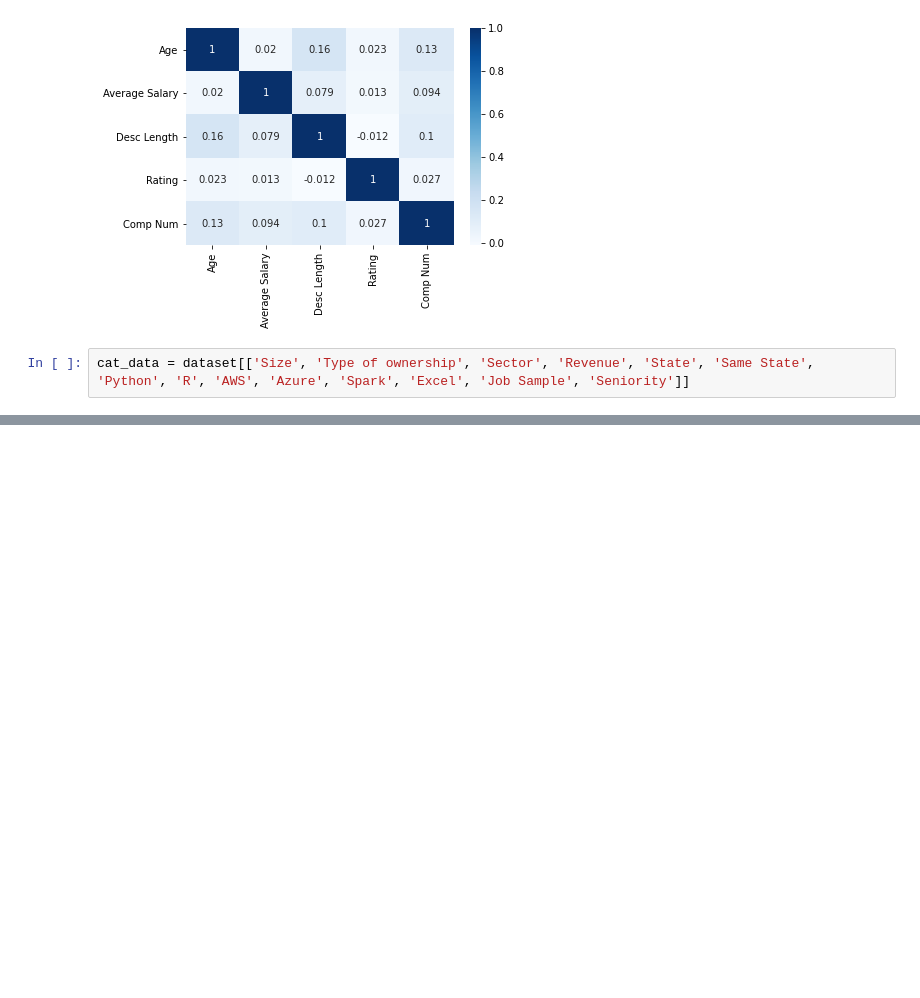
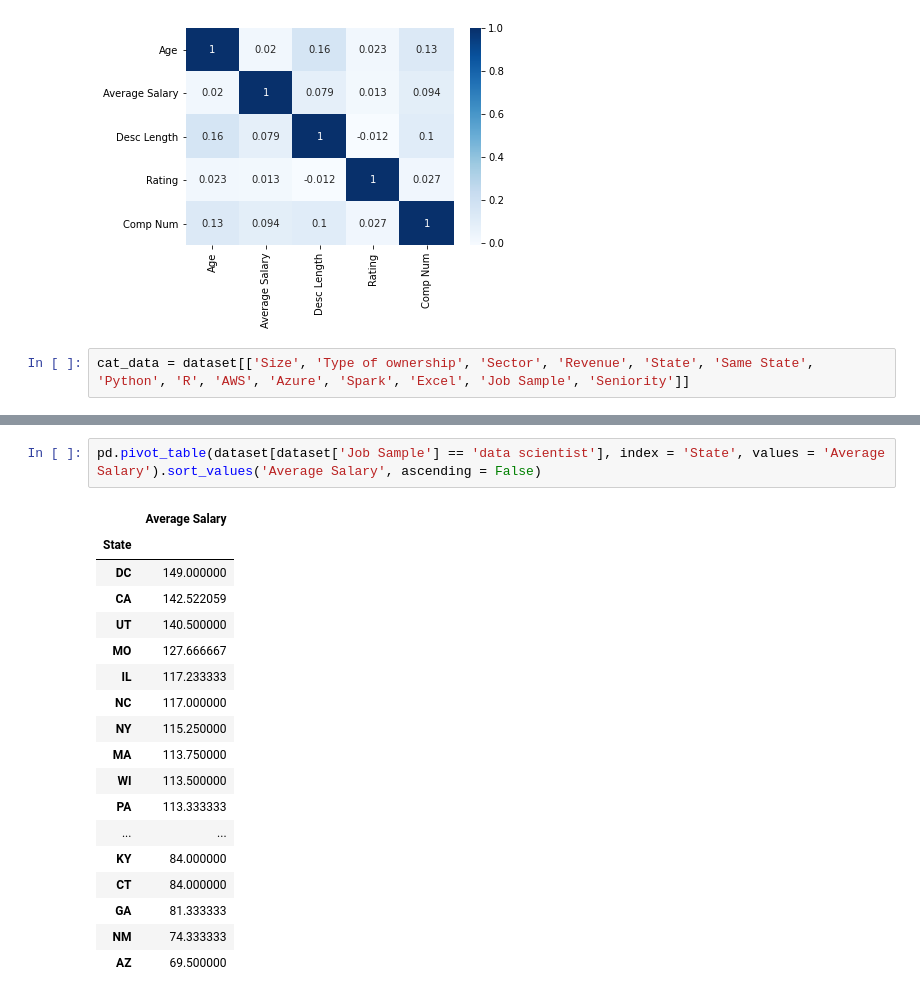
Before and after one commit to vimalkkumar/Glassdoor_DS_Salary, a Jupyter notebook: glassdoor_ds_eda.ipynb, the cells around one changed output, grey strips where cells are left out. Saved outputs shown, nothing was run; the diff lists cells and outputs as text; blank space fills up the shorter version.

```diff
--- a/glassdoor_ds_eda.ipynb
+++ b/glassdoor_ds_eda.ipynb
@@ -196,0 +270,21 @@ Graph for Company Name Text: total = 20
+# %%
+pd.pivot_table(dataset[dataset['Job Sample'] == 'data scientist'], index = 'State', values = 'Average Salary').sort_values('Average Salary', ascending = False)
+# %% [output]
+|  | Average Salary |
+| State |  |
+| DC | 149.000000 |
+| CA | 142.522059 |
+| UT | 140.500000 |
+| MO | 127.666667 |
+| IL | 117.233333 |
+| NC | 117.000000 |
+| NY | 115.250000 |
+| MA | 113.750000 |
+| WI | 113.500000 |
+| PA | 113.333333 |
+| ... | ... |
+| KY | 84.000000 |
+| CT | 84.000000 |
+| GA | 81.333333 |
+| NM | 74.333333 |
+| AZ | 69.500000 |
```
Also changed, not shown: parts of 23 cells of this notebook, 2 other files.
